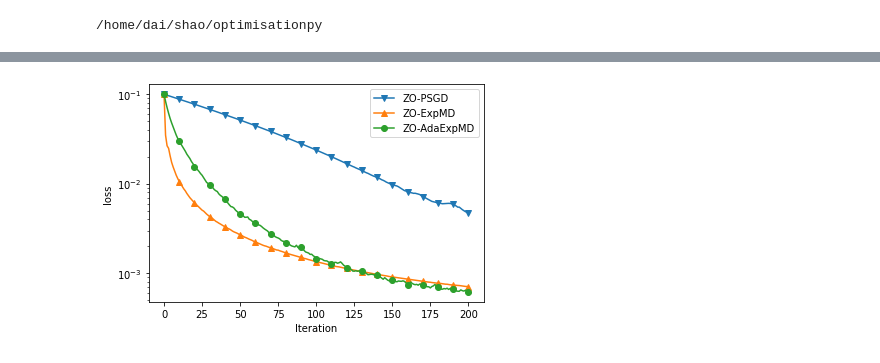
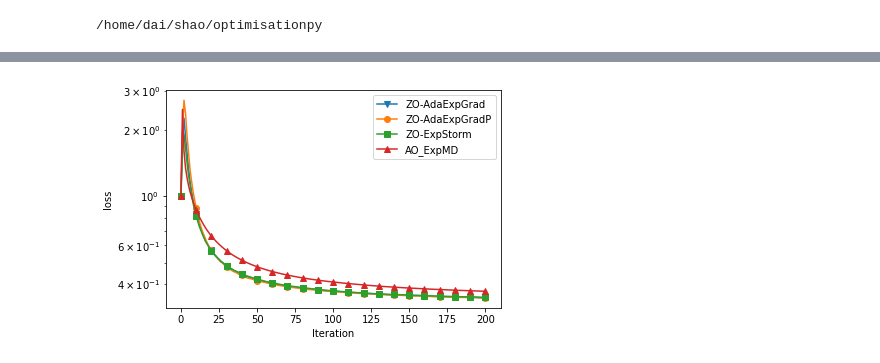
Before and after one commit to VergiliusShao/highdimzo, a Jupyter notebook: plot_csv_zo_cifar.ipynb, the cells around one changed output, grey strips where cells are left out. Saved outputs shown, nothing was run; the diff lists cells and outputs as text; code cells hidden in the pictures.

```diff
--- a/plot_csv_zo_cifar.ipynb
+++ b/plot_csv_zo_cifar.ipynb
@@ -157,12 +8,22 @@ plt.show()
-# %%
-fig, ax=plt.subplots()
-ax.plot(range(0,201), pgd3pp,label=r'ZO-PSGD', marker='v',markevery=10)
-ax.plot(range(0,201), expadagrad2pp,label=r'ZO-ExpMD', marker='^',markevery=10)
-ax.plot(range(0,201), exp_grad2pp,label=r'ZO-AdaExpMD', marker='o',markevery=10)
-plt.xlabel("Iteration")
-plt.ylabel("loss")
-ax.set_yscale("log")
-plt.legend()
-plt.show()
-# %% [output]
-[figure, removed]
+# %%
+file = open("experiment_results/CIFAR_PN_solvers.zo.ada_exp_grad_0.5000/average_loss.csv")
+adaexpmdpn = np.loadtxt(file, delimiter=",")
+file = open("experiment_results/CIFAR_PN_solvers.zo.ada_exp_grad_p_0.5000/average_loss.csv")
+adaexpmdppn = np.loadtxt(file, delimiter=",")
+file = open("experiment_results/CIFAR_PN_solvers.zo.ada_exp_grad_vr_0.5000/average_loss.csv")
+expstormpn = np.loadtxt(file, delimiter=",")
+file = open("experiment_results/CIFAR_PN_solvers.zo.ao_exp_grad_1.0000/average_loss.csv")
+aoexpmdpn = np.loadtxt(file, delimiter=",")
+# %%
+fig, ax=plt.subplots()
+ax.plot(range(0,201), adaexpmdpn,label=r'ZO-AdaExpGrad', marker='v',markevery=10)
+ax.plot(range(0,201), adaexpmdppn,label=r'ZO-AdaExpGradP', marker='o',markevery=10)
+ax.plot(range(0,201), expstormpn,label=r'ZO-ExpStorm', marker='s',markevery=10)
+ax.plot(range(0,201), aoexpmdpn,label=r'AO_ExpMD', marker='^',markevery=10)
+plt.xlabel("Iteration")
+plt.ylabel("loss")
+ax.set_yscale("log")
+plt.legend()
+plt.show()
+# %% [output]
+[figure, added]
```
Also changed, not shown: parts of 34 cells of this notebook, 14 other files.
